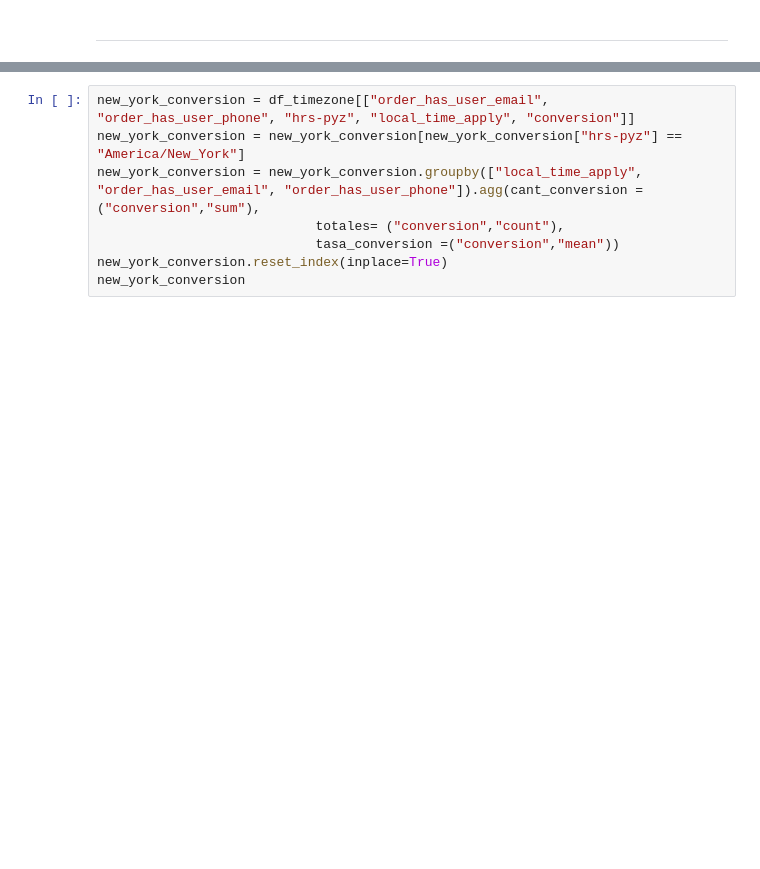
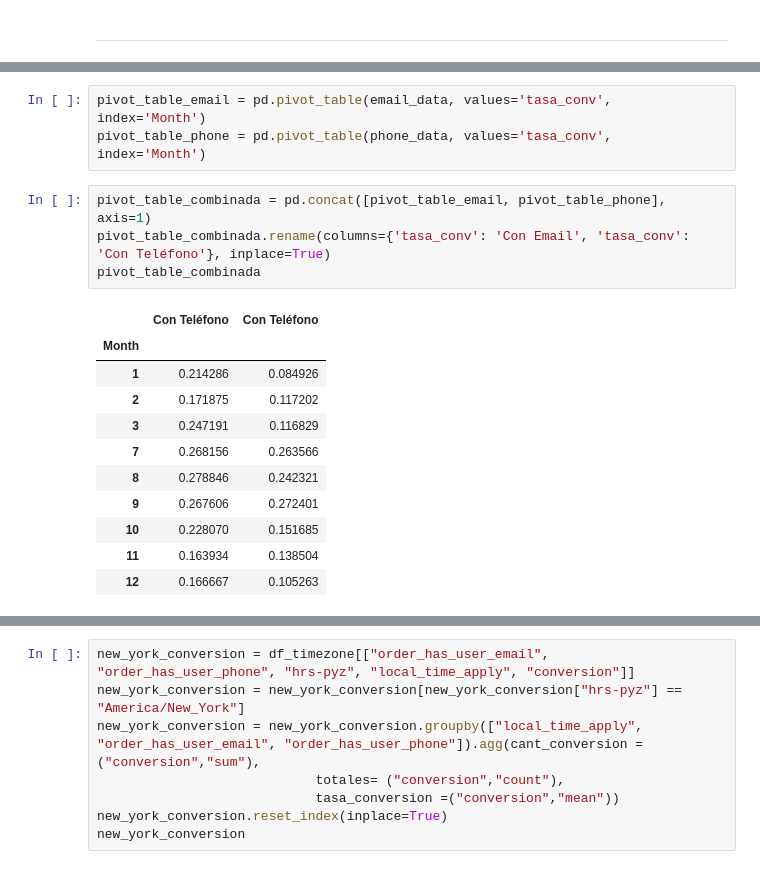
Before and after one commit to lnastri25/POO_UCEMA, a Jupyter notebook: trabajos_practicos/tp_datos/1-gregors/gregors.ipynb, the cells around one changed output, grey strips where cells are left out. Drawn from its saved outputs; the diff is of its cells as text; blank space fills up the shorter version.

```diff
--- a/trabajos_practicos/tp_datos/1-gregors/gregors.ipynb
+++ b/trabajos_practicos/tp_datos/1-gregors/gregors.ipynb
@@ -429,0 +435,19 @@ ___
+# %%
+pivot_table_email = pd.pivot_table(email_data, values='tasa_conv', index='Month')
+pivot_table_phone = pd.pivot_table(phone_data, values='tasa_conv', index='Month')
+# %%
+pivot_table_combinada = pd.concat([pivot_table_email, pivot_table_phone], axis=1)
+pivot_table_combinada.rename(columns={'tasa_conv': 'Con Email', 'tasa_conv': 'Con Teléfono'}, inplace=True)
+pivot_table_combinada
+# %% [output]
+|  | Con Teléfono | Con Teléfono |
+| Month |  |  |
+| 1 | 0.214286 | 0.084926 |
+| 2 | 0.171875 | 0.117202 |
+| 3 | 0.247191 | 0.116829 |
+| 7 | 0.268156 | 0.263566 |
+| 8 | 0.278846 | 0.242321 |
+| 9 | 0.267606 | 0.272401 |
+| 10 | 0.228070 | 0.151685 |
+| 11 | 0.163934 | 0.138504 |
+| 12 | 0.166667 | 0.105263 |
```
Also changed, not shown: parts of 18 cells of this notebook, 4 other files.
